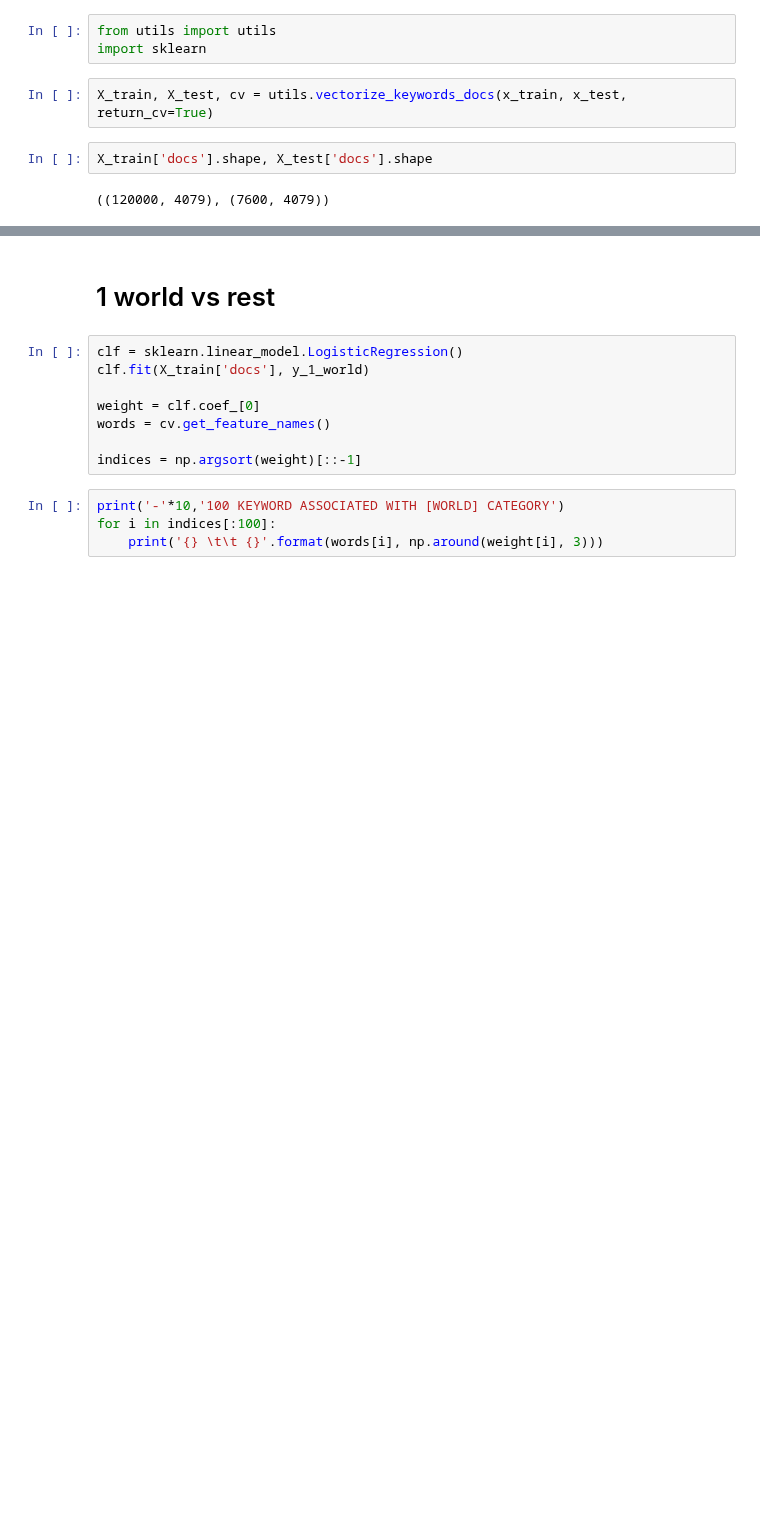
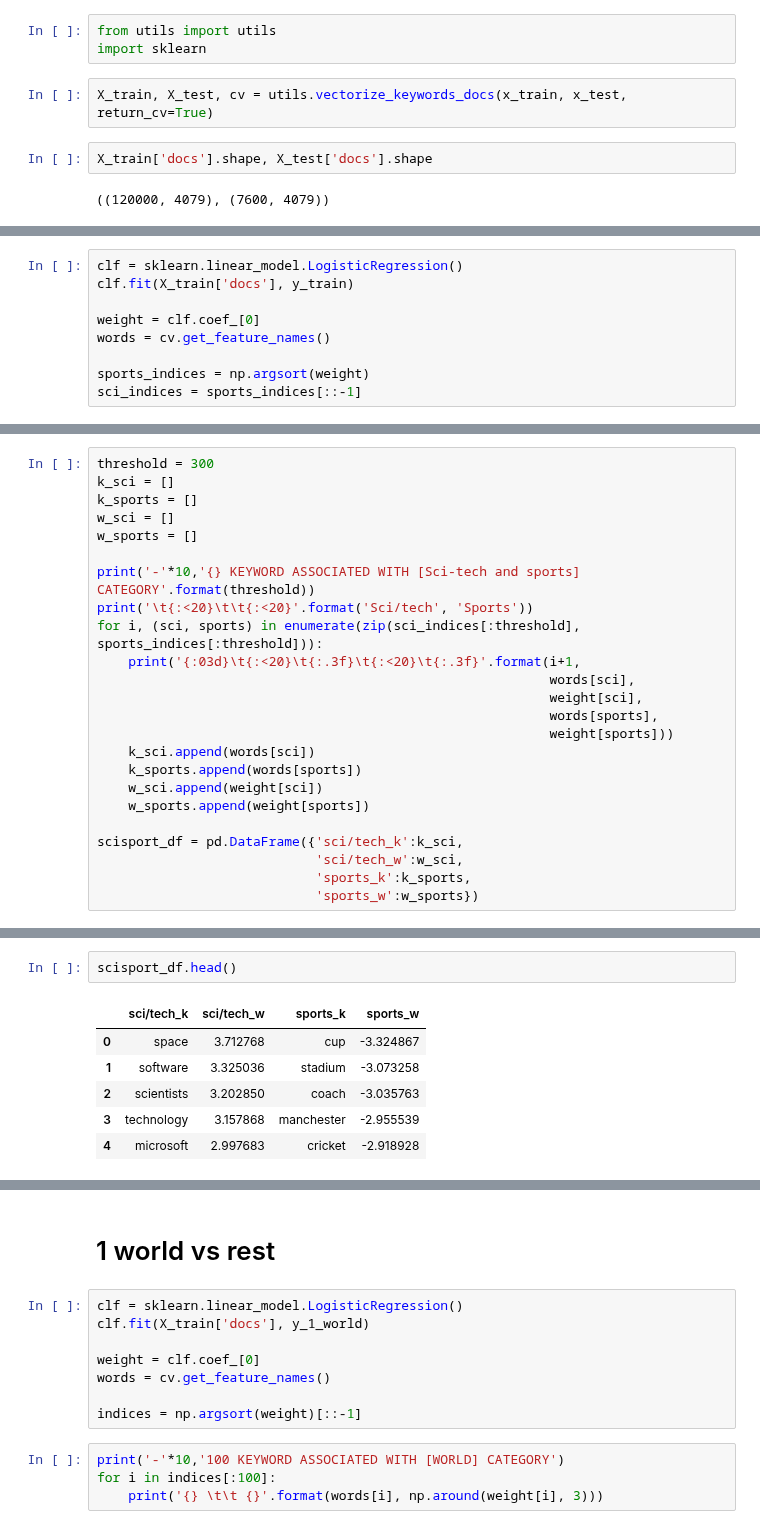
Before and after one commit to IIT-ML/interpretable-text-classification, a Jupyter notebook: AGnews_dataset_debug.ipynb, the cells around one changed output, grey strips where cells are left out. Cells and saved outputs as stored; diff of their text form; blank space fills up the shorter version.

```diff
--- a/AGnews_dataset_debug.ipynb
+++ b/AGnews_dataset_debug.ipynb
@@ -119,0 +124,9 @@ del x_train, x_test
+# %%
+clf = sklearn.linear_model.LogisticRegression()
+clf.fit(X_train['docs'], y_train)
+
+weight = clf.coef_[0]
+words = cv.get_feature_names()
+
+sports_indices = np.argsort(weight)
+sci_indices = sports_indices[::-1]
@@ -119,0 +138,24 @@ del x_train, x_test
+# %%
+threshold = 300
+k_sci = []
+k_sports = []
+w_sci = []
+w_sports = []
+
+print('-'*10,'{} KEYWORD ASSOCIATED WITH [Sci-tech and sports] CATEGORY'.format(threshold))
+print('\t{:<20}\t\t{:<20}'.format('Sci/tech', 'Sports'))
+for i, (sci, sports) in enumerate(zip(sci_indices[:threshold], sports_indices[:threshold])):
+    print('{:03d}\t{:<20}\t{:.3f}\t{:<20}\t{:.3f}'.format(i+1,
+                                                          words[sci],
+                                                          weight[sci],
+                                                          words[sports],
+                                                          weight[sports]))
+    k_sci.append(words[sci])
+    k_sports.append(words[sports])
+    w_sci.append(weight[sci])
+    w_sports.append(weight[sports])
+
+scisport_df = pd.DataFrame({'sci/tech_k':k_sci,
+                            'sci/tech_w':w_sci,
+                            'sports_k':k_sports,
+                            'sports_w':w_sports})
@@ -119,0 +180,9 @@ del x_train, x_test
+# %%
+scisport_df.head()
+# %% [output]
+|  | sci/tech_k | sci/tech_w | sports_k | sports_w |
+| 0 | space | 3.712768 | cup | -3.324867 |
+| 1 | software | 3.325036 | stadium | -3.073258 |
+| 2 | scientists | 3.202850 | coach | -3.035763 |
+| 3 | technology | 3.157868 | manchester | -2.955539 |
+| 4 | microsoft | 2.997683 | cricket | -2.918928 |
```
Also changed, not shown: parts of 12 cells of this notebook, 1 other file.
